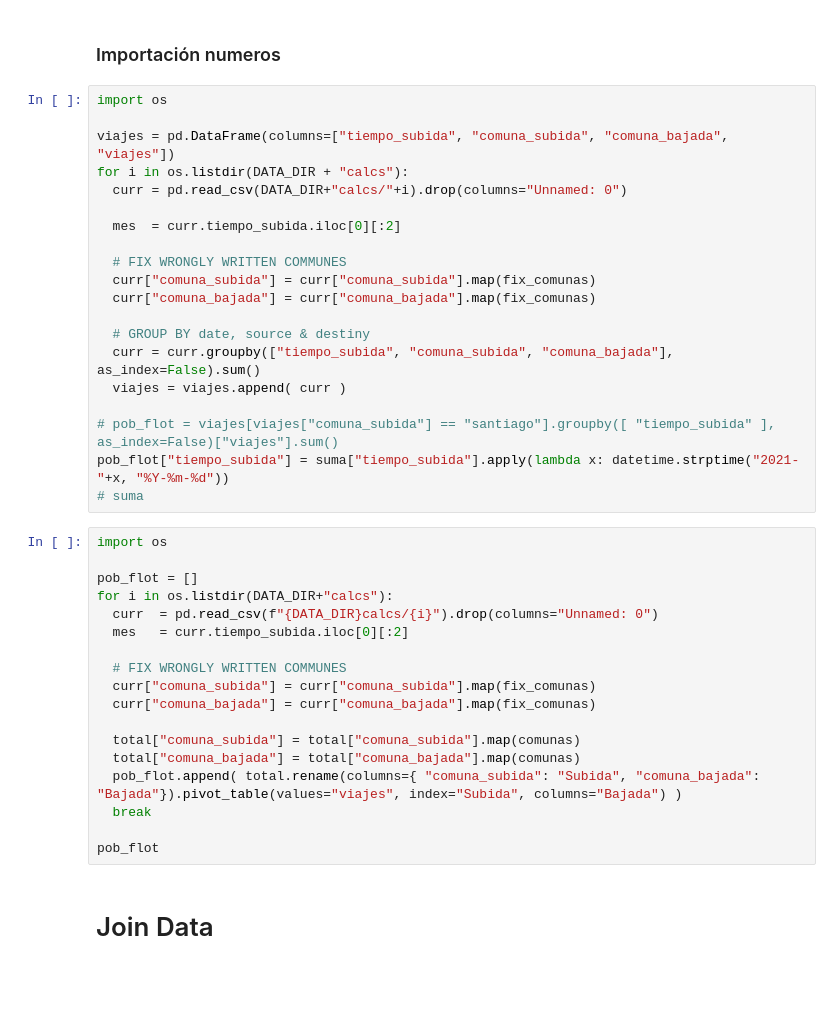
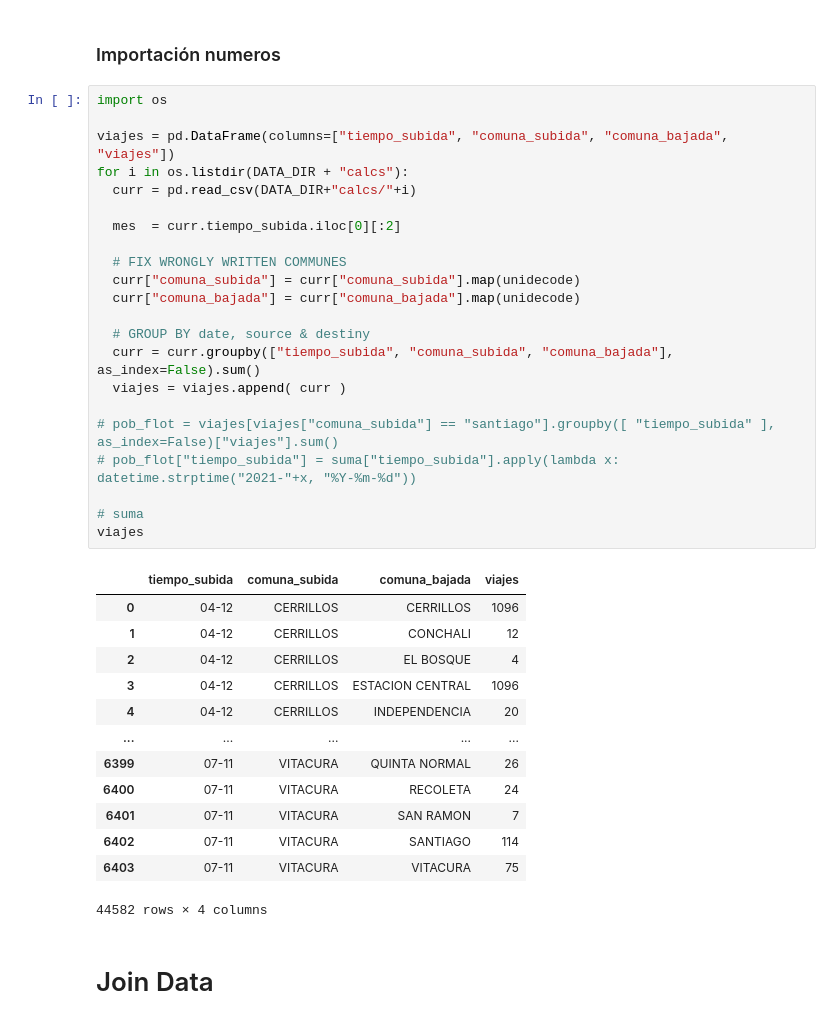
Before and after one commit to tanaxer01/mov-in-covid, a Jupyter notebook: cov_predictions_no_sarimax.ipynb, the cells around one changed output. Cells and saved outputs as stored; diff of their text form; blank space fills up the shorter version.

```diff
--- a/cov_predictions_no_sarimax.ipynb
+++ b/cov_predictions_no_sarimax.ipynb
@@ -224,41 +224,39 @@ if PROCESS:
 # %%
 import os
 
 viajes = pd.DataFrame(columns=["tiempo_subida", "comuna_subida", "comuna_bajada", "viajes"])
 for i in os.listdir(DATA_DIR + "calcs"):
-  curr = pd.read_csv(DATA_DIR+"calcs/"+i).drop(columns="Unnamed: 0")
+  curr = pd.read_csv(DATA_DIR+"calcs/"+i)
 
   mes  = curr.tiempo_subida.iloc[0][:2]
 
   # FIX WRONGLY WRITTEN COMMUNES
-  curr["comuna_subida"] = curr["comuna_subida"].map(fix_comunas)
-  curr["comuna_bajada"] = curr["comuna_bajada"].map(fix_comunas)
+  curr["comuna_subida"] = curr["comuna_subida"].map(unidecode)
+  curr["comuna_bajada"] = curr["comuna_bajada"].map(unidecode)
 
   # GROUP BY date, source & destiny
   curr = curr.groupby(["tiempo_subida", "comuna_subida", "comuna_bajada"], as_index=False).sum()
   viajes = viajes.append( curr )
 
 # pob_flot = viajes[viajes["comuna_subida"] == "santiago"].groupby([ "tiempo_subida" ], as_index=False)["viajes"].sum()
-pob_flot["tiempo_subida"] = suma["tiempo_subida"].apply(lambda x: datetime.strptime("2021-"+x, "%Y-%m-%d"))
+# pob_flot["tiempo_subida"] = suma["tiempo_subida"].apply(lambda x: datetime.strptime("2021-"+x, "%Y-%m-%d"))
+
 # suma
+viajes
+# %% [output]
+|  | tiempo_subida | comuna_subida | comuna_bajada | viajes |
+| 0 | 04-12 | CERRILLOS | CERRILLOS | 1096 |
+| 1 | 04-12 | CERRILLOS | CONCHALI | 12 |
+| 2 | 04-12 | CERRILLOS | EL BOSQUE | 4 |
+| 3 | 04-12 | CERRILLOS | ESTACION CENTRAL | 1096 |
+| 4 | 04-12 | CERRILLOS | INDEPENDENCIA | 20 |
+| ... | ... | ... | ... | ... |
+| 6399 | 07-11 | VITACURA | QUINTA NORMAL | 26 |
+| 6400 | 07-11 | VITACURA | RECOLETA | 24 |
+| 6401 | 07-11 | VITACURA | SAN RAMON | 7 |
+| 6402 | 07-11 | VITACURA | SANTIAGO | 114 |
+| 6403 | 07-11 | VITACURA | VITACURA | 75 |
+44582 rows × 4 columns
-# %%
-import os
-
-pob_flot = []
-for i in os.listdir(DATA_DIR+"calcs"):
-  curr  = pd.read_csv(f"{DATA_DIR}calcs/{i}").drop(columns="Unnamed: 0")
-  mes   = curr.tiempo_subida.iloc[0][:2]
-
-  # FIX WRONGLY WRITTEN COMMUNES
-  curr["comuna_subida"] = curr["comuna_subida"].map(fix_comunas)
-  curr["comuna_bajada"] = curr["comuna_bajada"].map(fix_comunas)
-
-  total["comuna_subida"] = total["comuna_subida"].map(comunas)
-  total["comuna_bajada"] = total["comuna_bajada"].map(comunas)
-  pob_flot.append( total.rename(columns={ "comuna_subida": "Subida", "comuna_bajada": "Bajada"}).pivot_table(values="viajes", index="Subida", columns="Bajada") )
-  break
-
-pob_flot
 # %% [markdown]
 # Join Data
 # %%
```
Also changed, not shown: parts of 6 cells of this notebook.
